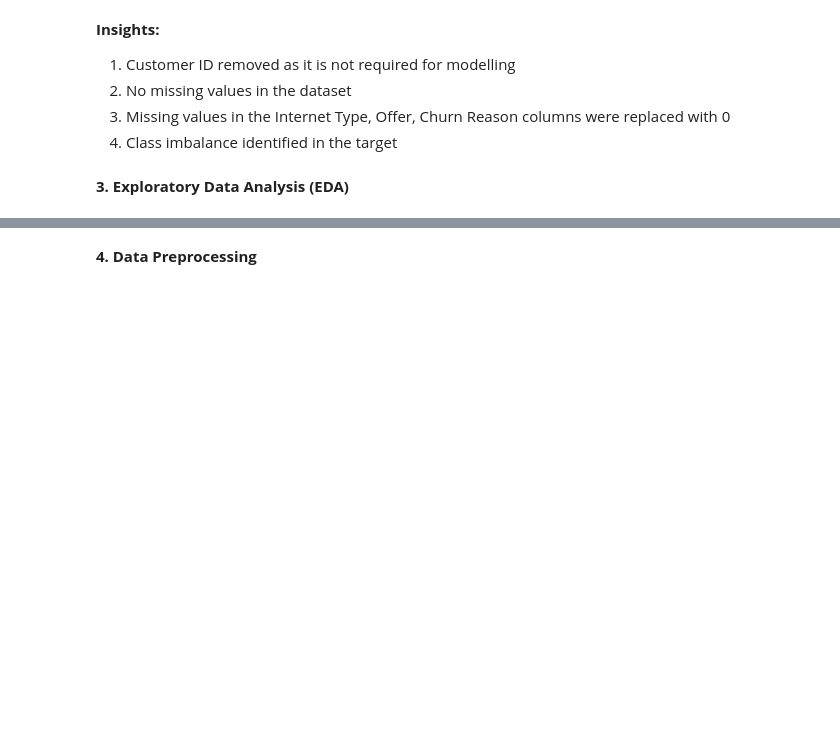
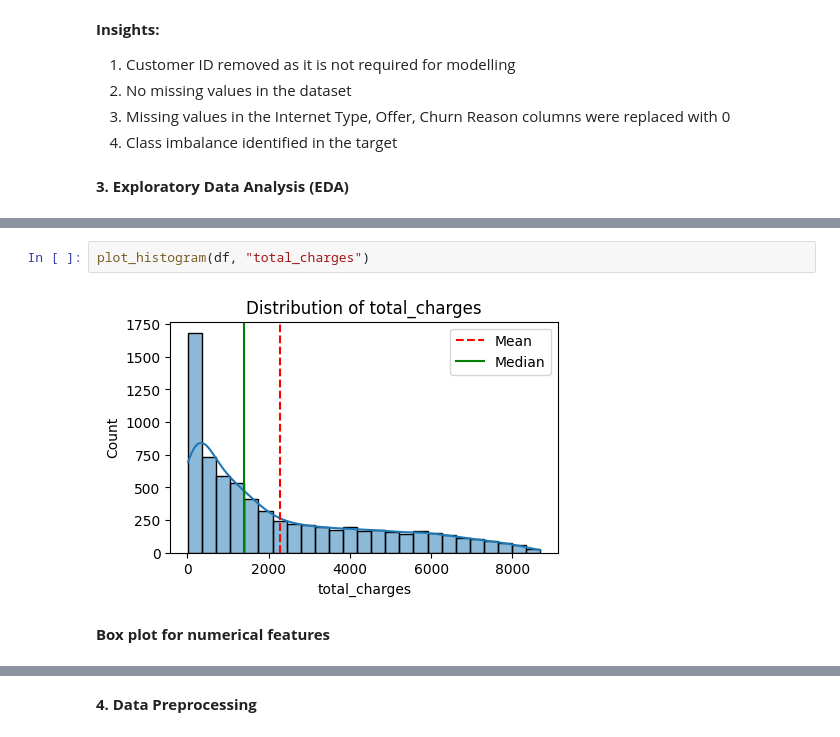
Before and after one commit to WelsneilT/AI-Churn-Prediction, a Jupyter notebook: Choosing Models.ipynb, the cells around one changed output, grey strips where cells are left out. Saved outputs shown, nothing was run; the diff lists cells and outputs as text; blank space fills up the shorter version.

```diff
--- a/Choosing Models.ipynb
+++ b/Choosing Models.ipynb
@@ -211,0 +291,6 @@ Name: count, dtype: int64
+# %%
+plot_histogram(df, "total_charges")
+# %% [output]
+[figure, added]
+# %% [markdown]
+**Box plot for numerical features**
```
Also changed, not shown: parts of 88 cells of this notebook, 1 other file.
